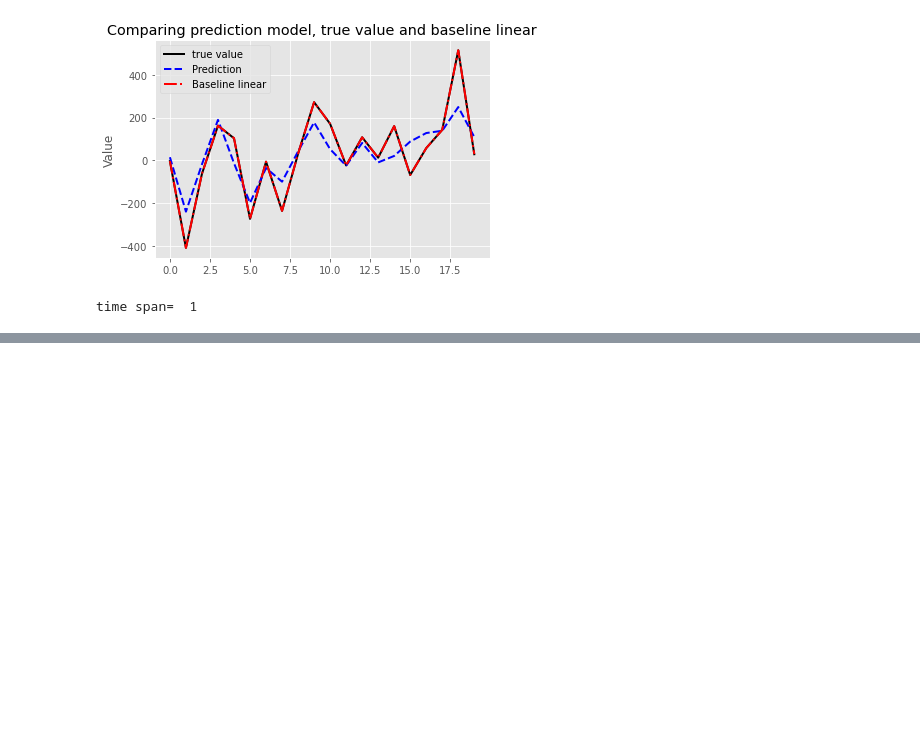
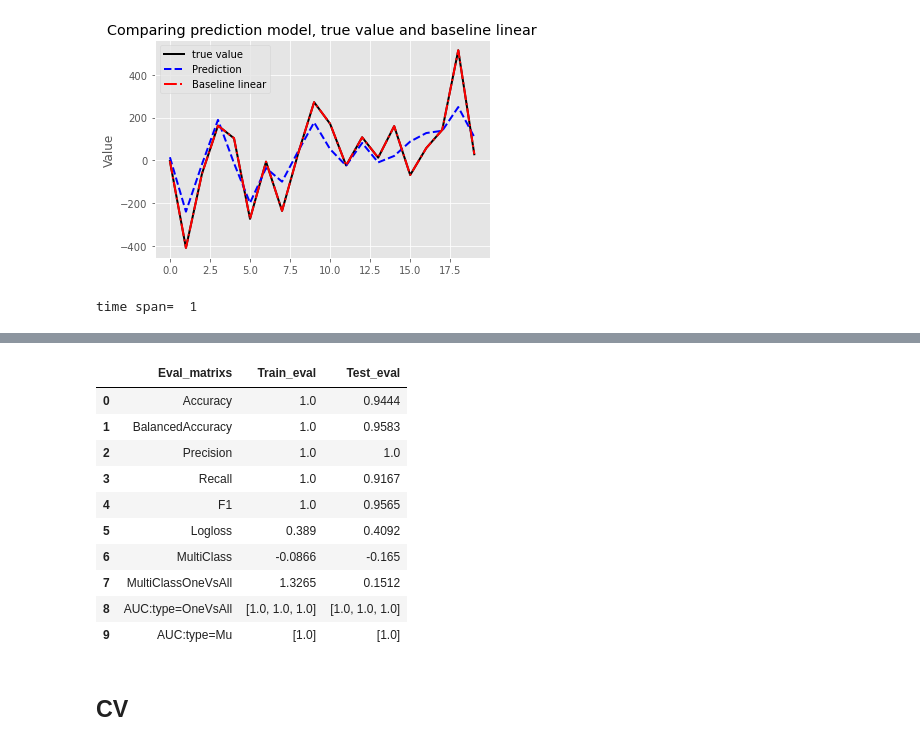
Before and after one commit to imanursar/Machine-Learning-Notes, a Jupyter notebook: Custom Function/Model Function.ipynb, the cells around one changed output, grey strips where cells are left out. Drawn from its saved outputs; the diff is of its cells as text; code cells hidden in the pictures; blank space fills up the shorter version.

```diff
--- a/Custom Function/Model Function.ipynb
+++ b/Custom Function/Model Function.ipynb
@@ -353,0 +564,5 @@ time span=  1
+# %%
+booster,pred_model,probs_model,result = model.catboost_model(X_train,X_test,y_train,y_test,
+                                                        types='classification',
+                                                        params={'iterations':100, 'verbose':10},eval_mat="Accuracy",
+                                                        feature_names=wine.feature_names)
@@ -353,0 +587,16 @@ time span=  1
+# %%
+result
+# %% [output]
+|  | Eval_matrixs | Train_eval | Test_eval |
+| 0 | Accuracy | 1.0 | 0.9444 |
+| 1 | BalancedAccuracy | 1.0 | 0.9583 |
+| 2 | Precision | 1.0 | 1.0 |
+| 3 | Recall | 1.0 | 0.9167 |
+| 4 | F1 | 1.0 | 0.9565 |
+| 5 | Logloss | 0.389 | 0.4092 |
+| 6 | MultiClass | -0.0866 | -0.165 |
+| 7 | MultiClassOneVsAll | 1.3265 | 0.1512 |
+| 8 | AUC:type=OneVsAll | [1.0, 1.0, 1.0] | [1.0, 1.0, 1.0] |
+| 9 | AUC:type=Mu | [1.0] | [1.0] |
+# %% [markdown]
+## CV
```
Also changed, not shown: parts of 23 cells of this notebook.
